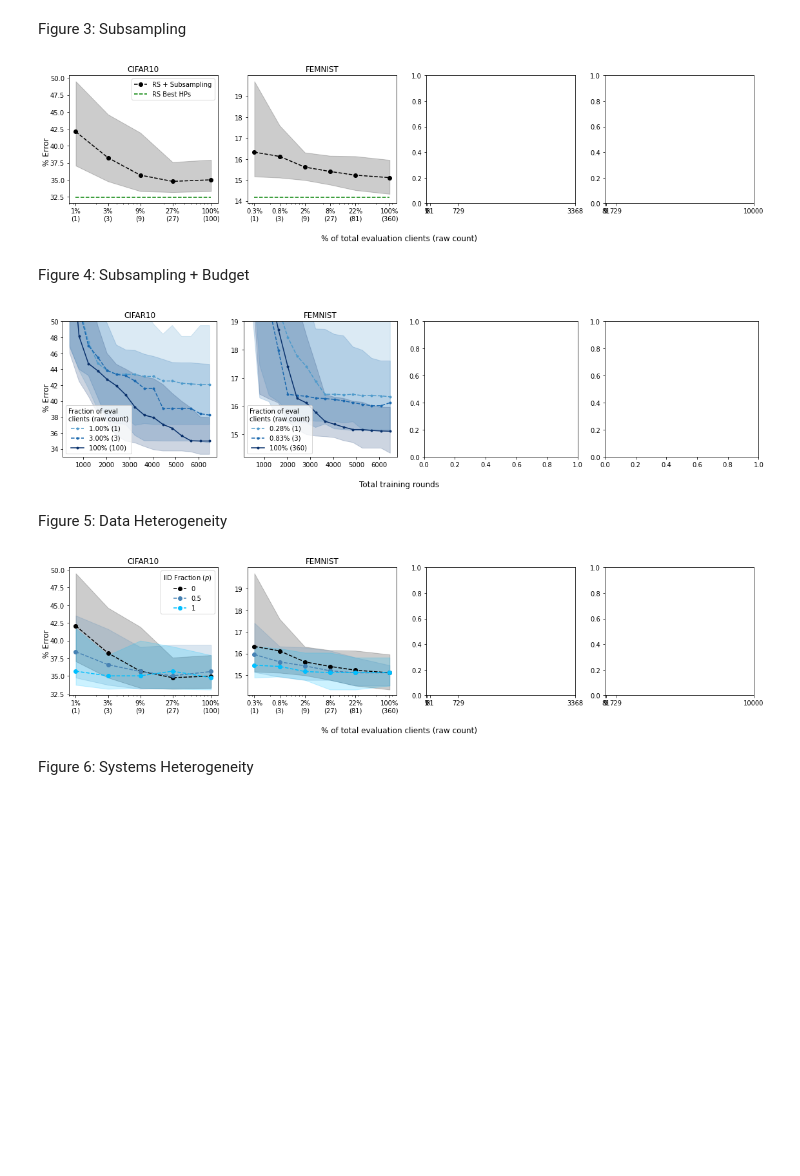
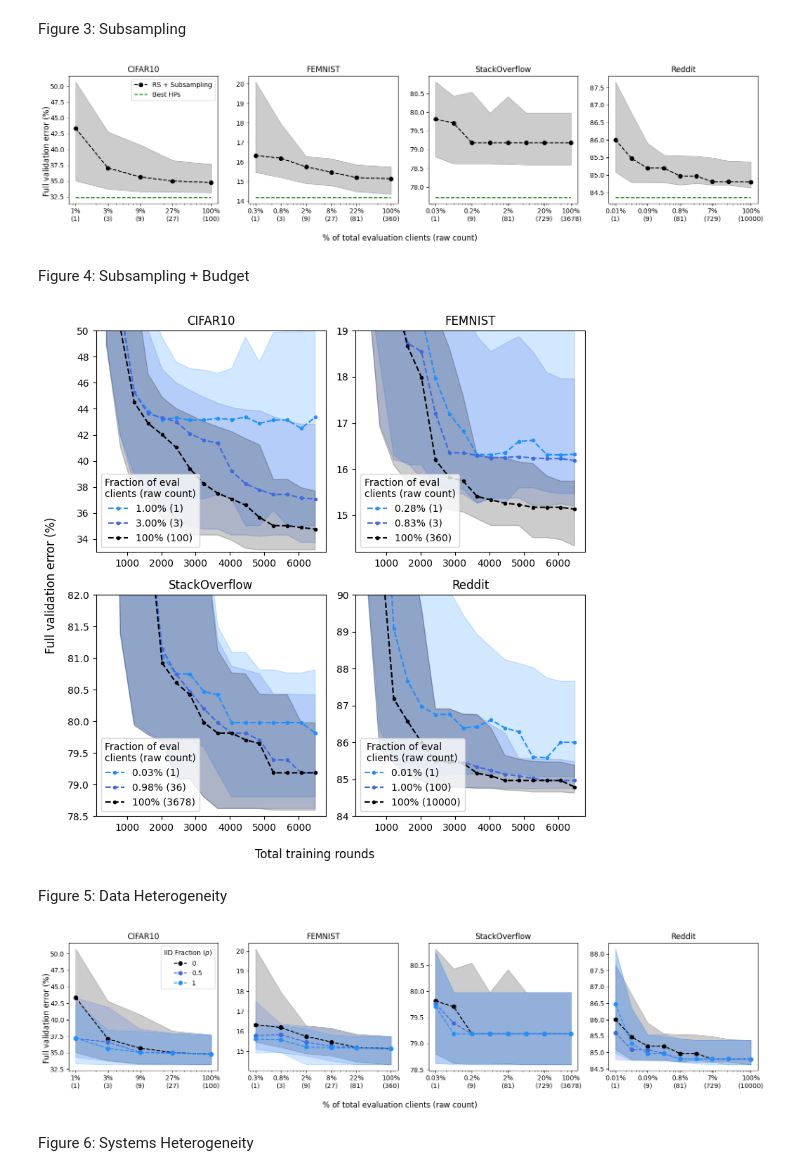
Before and after one commit to imkevinkuo/noisy-eval-in-fl, a Jupyter notebook: notebooks/analysis.ipynb, the cells around one changed output. Cells and saved outputs as stored; diff of their text form; code cells hidden in the pictures; blank space fills up the shorter version.

```diff
--- a/notebooks/analysis.ipynb
+++ b/notebooks/analysis.ipynb
@@ -146,7 +153,8 @@ sizes = toks_per_client
 0. Simulate RS results using logged fedtrain_simple.py runs
 # %%
 def run_rs(client_sizes, runs, eval_dict, nc, NC, N, R=405, data_p=0, dp_eps=None, sys_bias=0):
-    T = np.random.choice(runs, N, replace=False)
+    # T = np.random.choice(runs, N, replace=False)
+    T = runs
     sub_evals = []
     for i, run in enumerate(T):
         client_evals = eval_dict[run, R, data_p]
@@ -264,8 +276,7 @@ def set_subsampling_text(ax, dataset):
 Figure 3: Subsampling
 # %%
 fig, axs = plt.subplots(1, 4, figsize=(16,4))
-# for i, d in enumerate(datasets):
-for i, ds in enumerate(['CIFAR10', 'FEMNIST']):
+for i, ds in enumerate(datasets):
     results = rs_results[ds]
     ax = axs[i]
     plot_subsampling_trace(ax, results, ds, N=16, data_p=0, dp_eps=None, sys_bias=0, label='RS + Subsampling')
@@ -274,100 +285,96 @@ for i, ds in enumerate(['CIFAR10', 'FEMNIST']):
     NUM_CLIENTS = NC_dict[ds]
     best = [trial[1] for trial in results[NUM_CLIENTS[-1],0,None,0]]
     # We plot the best over all trials in green.
-    ax.plot([1, NUM_CLIENTS[-1]], [100*np.min(best, axis=0)[-1]]*2, linestyle='dashed', label='RS Best HPs', color='green')
+    ax.plot([1, NUM_CLIENTS[-1]], [100*np.min(best, axis=0)[-1]]*2, linestyle='dashed', label='Best HPs', color='green')
 
     set_subsampling_text(ax, ds)
 
 axs[0].legend(title="")
-axs[2].set_xticks([1,9,81,729,3368])
+axs[2].set_xticks([1,9,81,729,3678])
 axs[3].set_xticks([1,9,81,729,10000])
 fig.supxlabel("% of total evaluation clients (raw count)")
-fig.supylabel("% Error")
+fig.supylabel("Full validation error (%)")
 plt.tight_layout()
-# plt.savefig("figures_new/SUB_RATE.pdf")
+# plt.savefig("figures/SUB_RATE.pdf")
 plt.show()
 # %% [output]
-[figure, old version]
+[figure, new version]
 # %% [markdown]
 Figure 4: Subsampling + Budget
 # %%
-c = plt.get_cmap("Blues")
+c = ["k", "royalblue", "dodgerblue"]
 def plot_budget_trace(ax, budgets, traces, label, linestyle=None, color=None):
     md = 100*np.median(traces, axis=0)
     q1 = 100*np.quantile(traces, q=0.25, axis=0)
     q2 = 100*np.quantile(traces, q=0.75, axis=0)
     ax.plot(budgets, md, label=f"{label}", linestyle=linestyle, marker='o', markersize=3, c=color)
     ax.fill_between(budgets, q1, q2, alpha=0.2, color=color)
 
 X = 405*np.arange(1,17)
-# fig, axs = plt.subplots(2,2,figsize=(8,8))
-fig, axs = plt.subplots(1,4,figsize=(16,4))
+fig, axs = plt.subplots(2,2,figsize=(8,8))
+# fig, axs = plt.subplots(1,4,figsize=(16,4))
 
-# for i, d in enumerate(datasets):
-for i, ds in enumerate(['CIFAR10', 'FEMNIST']):
-    # ax = axs[i//2][i%2]
-    ax = axs[i]
+for i, ds in enumerate(datasets):
+    ax = axs[i//2][i%2]
+    # ax = axs[i]
 
-    # ax = axs[i]
     NC = NC_dict[ds]
     nc = nc_dict[ds]
-    plot_budget_trace(ax, X, [trial[1] for trial in rs_results[ds][1, 0, None, 0]], label=f"{100.0/NC[-1]:.2f}% (1)", linestyle='dashed', color=c(150))
+    plot_budget_trace(ax, X, [trial[1] for trial in rs_results[ds][1, 0, None, 0]], label=f"{100.0/NC[-1]:.2f}% (1)", linestyle='dashed', color=c[2])
     if nc == 1:
-        plot_budget_trace(ax, X, [trial[1] for trial in rs_results[ds][3, 0, None, 0]], label=f"{100*3/NC[-1]:.2f}% ({3})", linestyle='dashed', color=c(200))
+        plot_budget_trace(ax, X, [trial[1] for trial in rs_results[ds][3, 0, None, 0]], label=f"{100*3/NC[-1]:.2f}% ({3})", linestyle='dashed', color=c[1])
     elif nc == 81:
-        plot_budget_trace(ax, X, [trial[1] for trial in rs_results[ds][27, 0, None, 0]], label=f"{100*27/NC[-1]:.2f}% ({27})", linestyle='dashed', color=c(200))
+        plot_budget_trace(ax, X, [trial[1] for trial in rs_results[ds][27, 0, None, 0]], label=f"{100*27/NC[-1]:.2f}% ({27})", linestyle='dashed', color=c[1])
     else:
-        plot_budget_trace(ax, X, [trial[1] for trial in rs_results[ds][nc, 0, None, 0]], label=f"{100*nc/NC[-1]:.2f}% ({nc})", linestyle='dashed', color=c(200))
-    plot_budget_trace(ax, X, [trial[1] for trial in rs_results[ds][NC[-1], 0, None, 0]], label=f"100% ({NC[-1]})", color=c(300))
+        plot_budget_trace(ax, X, [trial[1] for trial in rs_results[ds][nc, 0, None, 0]], label=f"{100*nc/NC[-1]:.2f}% ({nc})", linestyle='dashed', color=c[1])
+    plot_budget_trace(ax, X, [trial[1] for trial in rs_results[ds][NC[-1], 0, None, 0]], label=f"100% ({NC[-1]})", linestyle='dashed', color=c[0])
 
     ax.set_title(ds)
 
     if i == 0:
         ax.set_ylim(33, 50)
         # ax.set_xticks([])
     elif i == 1:
         ax.set_ylim(14.2, 19)
         # ax.set_xticks([])
     elif i == 2:
-        ax.set_ylim(77.2,83)
+        ax.set_ylim(78.5,82)
     elif i == 3:
-        ax.set_ylim(87,92)
+        ax.set_ylim(84,90)
     ax.legend(title="Fraction of eval\nclients (raw count)", loc='lower left')
 
-# axs[0][0].legend(title='Fraction of eval clients', loc='upper right')
 fig.supxlabel("Total training rounds")
-fig.supylabel("% Error")
+fig.supylabel("Full validation error (%)")
 plt.tight_layout()
-# plt.savefig('figures_new/SUB_BUDGET_1x4.pdf')
+# plt.savefig('figures/SUB_BUDGET.pdf')
 plt.show()
 # %% [output]
-[figure, old version]
+[figure, new version]
 # %% [markdown]
 Figure 5: Data Heterogeneity
 # %%
 fig, axs = plt.subplots(1, 4, figsize=(16,4))
-colors = ['k', 'steelblue', 'deepskyblue']
-# for i, d in enumerate(datasets):
-for i, ds in enumerate(['CIFAR10', 'FEMNIST']):
+c = ["k", "royalblue", "dodgerblue"]
+for i, ds in enumerate(datasets):
     ax = axs[i]
     results = rs_results[ds]
     for j, data_p in enumerate([0, 0.5, 1]):
-        plot_subsampling_trace(ax, results, ds, N=16, data_p=data_p, dp_eps=None, sys_bias=0, label=f"{data_p}", color=colors[j])
+        plot_subsampling_trace(ax, results, ds, N=16, data_p=data_p, dp_eps=None, sys_bias=0, label=f"{data_p}", color=c[j])
 
     ax.set_xscale('log')
     set_subsampling_text(ax, ds)
 
 
 axs[0].legend(title="IID Fraction $(p)$")
-axs[2].set_xticks([1,9,81,729,3368])
+axs[2].set_xticks([1,9,81,729,3678])
 axs[3].set_xticks([1,9,81,729,10000])
 fig.supxlabel("% of total evaluation clients (raw count)")
-fig.supylabel("% Error")
+fig.supylabel("Full validation error (%)")
 plt.tight_layout()
-plt.savefig("figures/NIID.pdf")
+# plt.savefig("figures/NIID.pdf")
 plt.show()
 # %% [output]
-[figure, old version]
+[figure, new version]
 # %% [markdown]
 Figure 6: Systems Heterogeneity
 # %%
```
Also changed, not shown: parts of 30 cells of this notebook, 6 other files.
